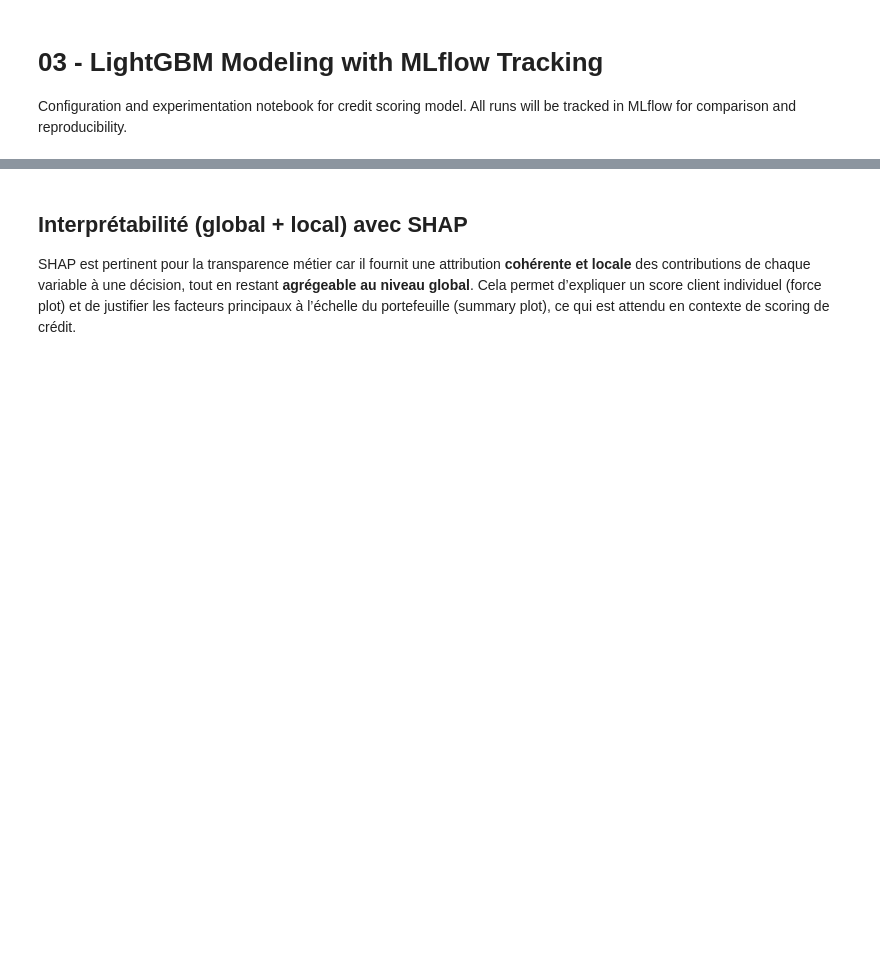
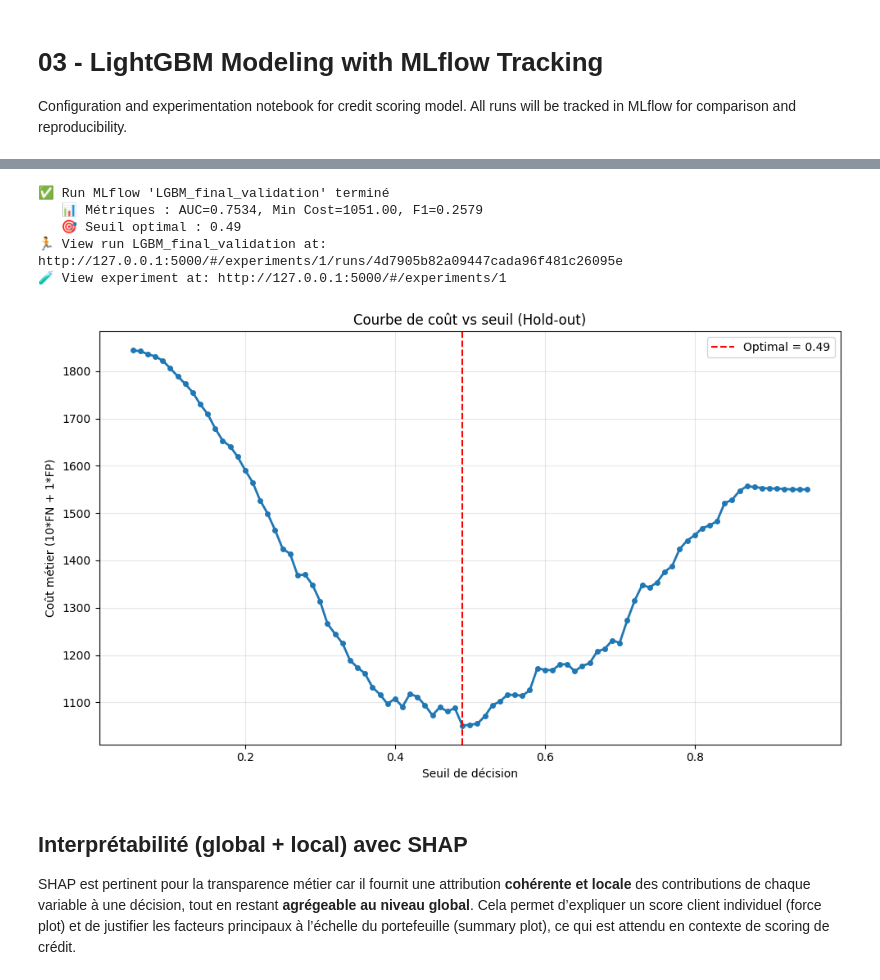
Before and after one commit to chaton59/OC_P6, a Jupyter notebook: notebooks/03_LGBM.ipynb, the cells around one changed output, grey strips where cells are left out. Cells and saved outputs as stored; diff of their text form; code cells hidden in the pictures; blank space fills up the shorter version.

```diff
--- a/notebooks/03_LGBM.ipynb
+++ b/notebooks/03_LGBM.ipynb
@@ -55,4 +60,4 @@ All runs will be tracked in MLflow for comparison and reproducibility.
 # %%
 from src.mlflow_config import configure_mlflow
 
-mlflow = configure_mlflow()
+mlflow = configure_mlflow(autolog=False)
@@ -223,15 +439,15 @@ with mlflow.start_run(run_name="LGBM_optuna_rapide", nested=True):
 # WHY SEUIL FIN ICI (pas dans Optuna) :
 # - Optuna avec seuils grossiers (0.2-0.7, step 0.1) : ~10 min, peu de précision
 # - Seuil fin (0.05-0.95, step 0.01) : ici rapidement sans ralentir optimisation
-#
-# WHY NESTED RUNS :
-# - Groupe parent "LGBM_final_validation" contient tous les résultats
-# - UI MLflow propre (arborescence avec parent/enfants)
 # ============================================================================
 
 from sklearn.model_selection import train_test_split
 from sklearn.metrics import f1_score, recall_score
 import matplotlib.pyplot as plt
+import warnings
+
+# Désactiver le warning MLflow pip
+warnings.filterwarnings('ignore', message='.*Failed to resolve installed pip version.*')
 
 # 1. Créer le hold-out stratifié (20% test, 80% train)
 X_train_final, X_holdout, y_train_final, y_holdout = train_test_split(
@@ -244,33 +460,34 @@ X_train_final, X_holdout, y_train_final, y_holdout = train_test_split(
 print(f"🔀 Hold-out split:")
 print(f"   Train: {X_train_final.shape[0]} | Hold-out: {X_holdout.shape[0]}")
 
-# 2. Utiliser best_params d'Optuna (ou valeurs par défaut si besoin)
-best_params = {
-    'num_leaves': 90,
-    'max_depth': 8,
-    'learning_rate': 0.034964706548010455,
-    'n_estimators': 206,
-    'min_child_samples': 99,
-    'subsample': 0.6916174727904909,
-    'colsample_bytree': 0.8928138662796579,
-    'class_weight': 'balanced',
-    'early_stopping_rounds': 50
-}
+# 2. Utiliser best_params d'Optuna (doit venir de la cellule précédente)
+# Si best_params n'existe pas, utiliser des valeurs par défaut
+try:
+    _ = best_params
+    print(f"✓ Utilisation des best_params d'Optuna")
+except NameError:
+    best_params = {
+        'num_leaves': 90,
+        'max_depth': 8,
+        'learning_rate': 0.035,
+        'n_estimators': 500,
+        'min_child_samples': 50,
+        'subsample': 0.7,
+        'colsample_bytree': 0.9,
+        'class_weight': 'balanced',
+        'random_state': 42,
+        'verbose': -1,
+    }
+    print("⚠ best_params non trouvé, utilisation des valeurs par défaut")
+
+# S'assurer que verbose est défini
+if 'verbose' not in best_params:
+    best_params['verbose'] = -1
 
 # 3. Entraîner le modèle final sur 80%
 print("\n🚀 Entraînement du modèle final...")
 final_model = LGBMClassifier(**best_params)
-
-# eval_set pour early_stopping
-final_model.fit(
-    X_train_final, y_train_final,
-    eval_set=[(X_holdout, y_holdout)],
-    eval_metric='auc',
-    callbacks=[
-        plt.figure(),  # Ne pas afficher les logs
-    ]
-)
-
+final_model.fit(X_train_final, y_train_final)
 print("✓ Modèle final entraîné")
 
 # 4. Prédire probabilités sur hold-out
@@ -331,10 +548,8 @@ plot_path = '/home/valentin/Env_Python/OC_P6/threshold_cost_curve.png'
 plt.savefig(plot_path, dpi=300, bbox_inches='tight')
 print(f"\n📊 Plot sauvegardé : {plot_path}")
 
-# 9. Créer run parent NESTED pour MLflow
-run_name_final = "LGBM_final_validation"
-
-with mlflow.start_run(run_name=run_name_final, nested=False) as parent_run:
+# 9. Log MLflow (RUN INDÉPENDANT - après Optuna, avec résultats finaux)
+with mlflow.start_run(run_name="LGBM_final_validation"):
     # Log params
     mlflow.log_params(best_params)
 
@@ -359,6 +574,10 @@ with mlflow.start_run(run_name=run_name_final, nested=False) as parent_run:
     decile_costs = threshold_costs_df[::10].to_dict(orient='records')
     mlflow.log_dict(decile_costs, "threshold_costs_deciles.json")
 
-    print(f"\n✅ Run MLflow parent : {parent_run.info.run_name}")
+    # Log du modèle
+    mlflow.lightgbm.log_model(final_model, name=MODEL_NAME)
+
+    print(f"\n✅ Run MLflow 'LGBM_final_validation' terminé")
     print(f"   📊 Métriques : AUC={holdout_auc:.4f}, Min Cost={min_cost:.2f}, F1={holdout_f1:.4f}")
     print(f"   🎯 Seuil optimal : {optimal_threshold:.2f}")
+# %% [output]
@@ -365,3 +599,9 @@ with mlflow.start_run(run_name=run_name_final, nested=False) as parent_run:
+✅ Run MLflow 'LGBM_final_validation' terminé
+   📊 Métriques : AUC=0.7534, Min Cost=1051.00, F1=0.2579
+   🎯 Seuil optimal : 0.49
+🏃 View run LGBM_final_validation at: http://127.0.0.1:5000/#/experiments/1/runs/4d7905b82a09447cada96f481c26095e
+🧪 View experiment at: http://127.0.0.1:5000/#/experiments/1
+[figure, added]
 # %% [markdown]
 ## Interprétabilité (global + local) avec SHAP
 SHAP est pertinent pour la transparence métier car il fournit une attribution **cohérente et locale** des contributions de chaque variable à une décision, tout en restant **agrégeable au niveau global**. Cela permet d’expliquer un score client individuel (force plot) et de justifier les facteurs principaux à l’échelle du portefeuille (summary plot), ce qui est attendu en contexte de scoring de crédit.
```
Also changed, not shown: parts of 9 cells of this notebook, 3 other files.
